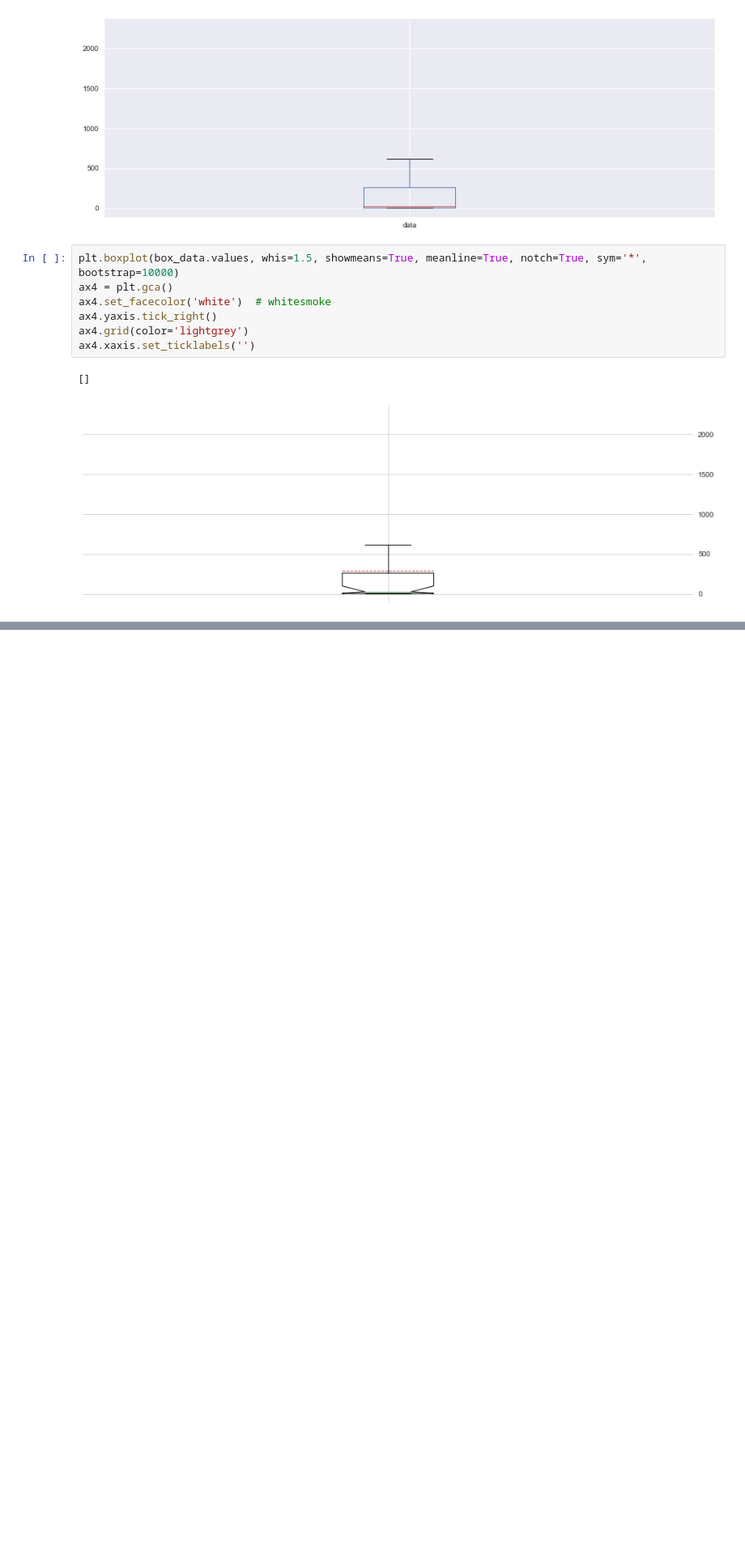
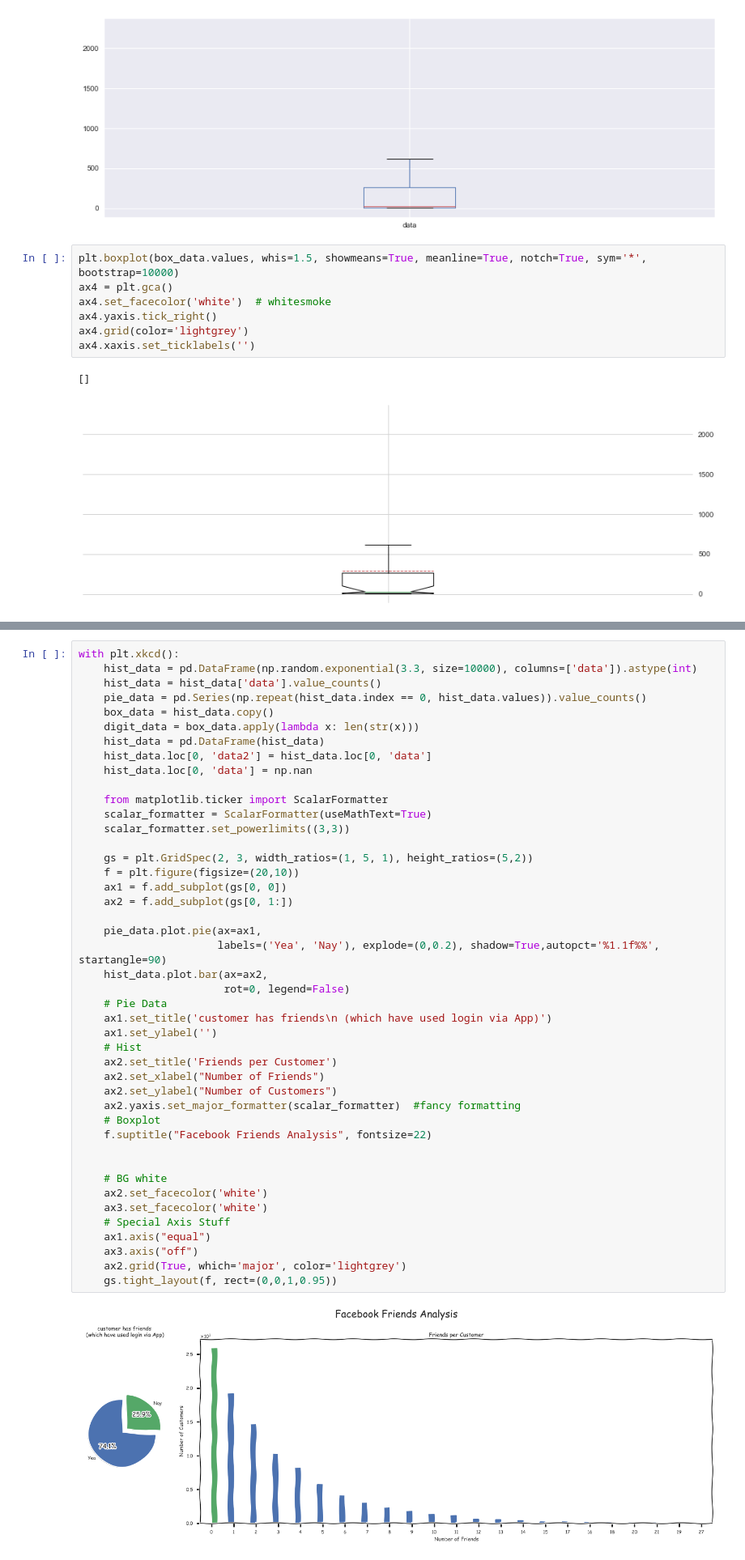
Before and after one commit to nicoa/showcase, a Jupyter notebook: heftige_plots_amk.ipynb, the cells around one changed output, grey strips where cells are left out. Shown: that part at 81% size. Drawn from its saved outputs; the diff is of its cells as text; blank space fills up the shorter version.

```diff
--- a/heftige_plots_amk.ipynb
+++ b/heftige_plots_amk.ipynb
@@ -452,2 +456,48 @@ gs.tight_layout(f, rect=(0,0,1,0.95))
 # %% [markdown]
 <img src='https://media1.giphy.com/media/l3q2LH45XElELRzRm/giphy.gif' />
+# %%
+with plt.xkcd():
+    hist_data = pd.DataFrame(np.random.exponential(3.3, size=10000), columns=['data']).astype(int)
+    hist_data = hist_data['data'].value_counts()
+    pie_data = pd.Series(np.repeat(hist_data.index == 0, hist_data.values)).value_counts()
+    box_data = hist_data.copy()
+    digit_data = box_data.apply(lambda x: len(str(x)))
+    hist_data = pd.DataFrame(hist_data)
+    hist_data.loc[0, 'data2'] = hist_data.loc[0, 'data']
+    hist_data.loc[0, 'data'] = np.nan
+
+    from matplotlib.ticker import ScalarFormatter
+    scalar_formatter = ScalarFormatter(useMathText=True)
+    scalar_formatter.set_powerlimits((3,3))
+
+    gs = plt.GridSpec(2, 3, width_ratios=(1, 5, 1), height_ratios=(5,2))
+    f = plt.figure(figsize=(20,10))
+    ax1 = f.add_subplot(gs[0, 0])
+    ax2 = f.add_subplot(gs[0, 1:])
+
+    pie_data.plot.pie(ax=ax1,
+                      labels=('Yea', 'Nay'), explode=(0,0.2), shadow=True,autopct='%1.1f%%', startangle=90)
+    hist_data.plot.bar(ax=ax2,
+                       rot=0, legend=False)
+    # Pie Data
+    ax1.set_title('customer has friends\n (which have used login via App)')
+    ax1.set_ylabel('')
+    # Hist
+    ax2.set_title('Friends per Customer')
+    ax2.set_xlabel("Number of Friends")
+    ax2.set_ylabel("Number of Customers")
+    ax2.yaxis.set_major_formatter(scalar_formatter)  #fancy formatting
+    # Boxplot
+    f.suptitle("Facebook Friends Analysis", fontsize=22)
+
+
+    # BG white
+    ax2.set_facecolor('white')
+    ax3.set_facecolor('white')
+    # Special Axis Stuff
+    ax1.axis("equal")
+    ax3.axis("off")
+    ax2.grid(True, which='major', color='lightgrey')
+    gs.tight_layout(f, rect=(0,0,1,0.95))
+# %% [output]
+[figure, added]
```
Also changed, not shown: parts of 16 cells of this notebook, 5 other files.
